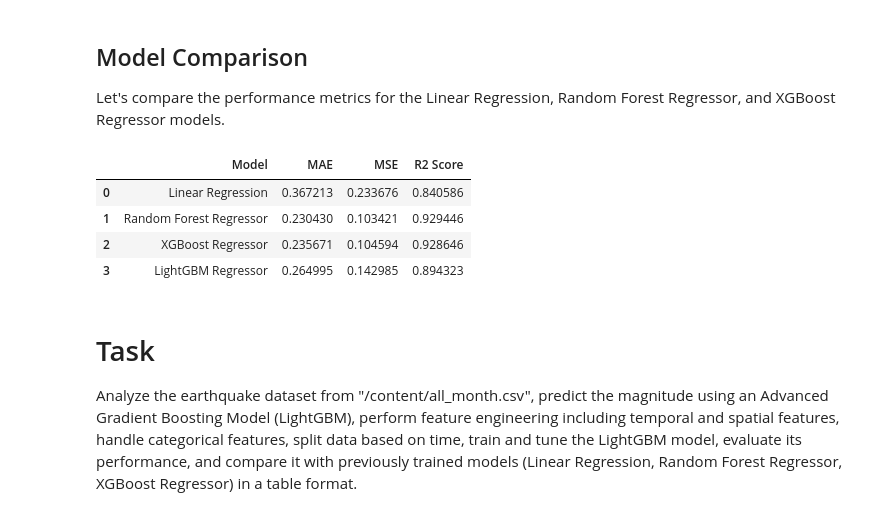
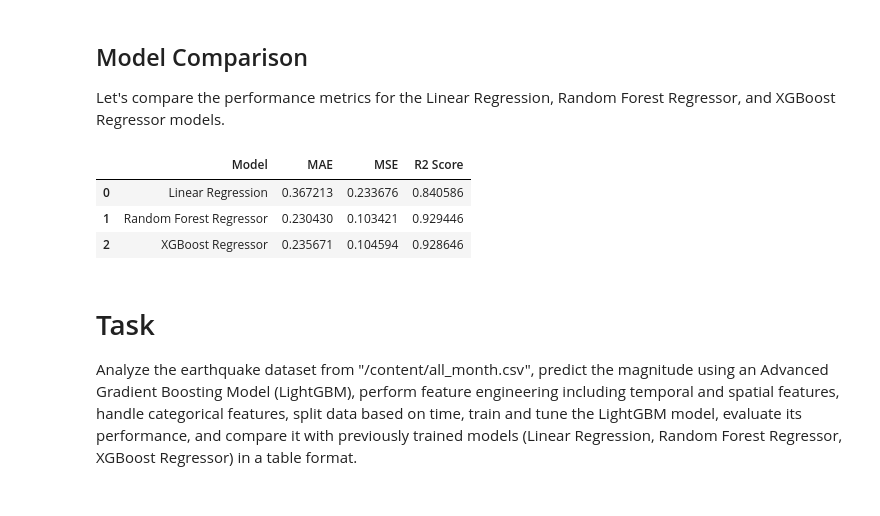
Before and after one commit to apajtok/Capstone-Project, a Jupyter notebook: Earth_Quake_Magnitude_Prediction.ipynb, the cells around one changed output. Drawn from its saved outputs; the diff is of its cells as text; code cells hidden in the pictures.

```diff
--- a/Earth_Quake_Magnitude_Prediction.ipynb
+++ b/Earth_Quake_Magnitude_Prediction.ipynb
@@ -408,25 +402,24 @@ Let's compare the performance metrics for the Linear Regression, Random Forest R
 # %%
 import pandas as pd
 
 # Create a dictionary to store the performance metrics
 performance_data = {
-    'Model': ['Linear Regression', 'Random Forest Regressor', 'XGBoost Regressor', 'LightGBM Regressor'],
-    'MAE': [mae, mae_rf, mae_xgb, mae_lgbm],
-    'MSE': [mse, mse_rf, mse_xgb, mse_lgbm],
-    'R2 Score': [r2, r2_rf, r2_xgb, r2_lgbm]
+    'Model': ['Linear Regression', 'Random Forest Regressor', 'XGBoost Regressor'],
+    'MAE': [mae, mae_rf, mae_xgb],
+    'MSE': [mse, mse_rf, mse_xgb],
+    'R2 Score': [r2, r2_rf, r2_xgb]
 }
 
 # Create a pandas DataFrame from the dictionary
 performance_df = pd.DataFrame(performance_data)
 
 # Display the table
 display(performance_df)
 # %% [output]
 |  | Model | MAE | MSE | R2 Score |
 | 0 | Linear Regression | 0.367213 | 0.233676 | 0.840586 |
 | 1 | Random Forest Regressor | 0.230430 | 0.103421 | 0.929446 |
 | 2 | XGBoost Regressor | 0.235671 | 0.104594 | 0.928646 |
-| 3 | LightGBM Regressor | 0.264995 | 0.142985 | 0.894323 |
 # %% [markdown]
 # Task
 Analyze the earthquake dataset from "/content/all_month.csv", predict the magnitude using an Advanced Gradient Boosting Model (LightGBM), perform feature engineering including temporal and spatial features, handle categorical features, split data based on time, train and tune the LightGBM model, evaluate its performance, and compare it with previously trained models (Linear Regression, Random Forest Regressor, XGBoost Regressor) in a table format.
```
Also changed, not shown: parts of 29 cells of this notebook.
